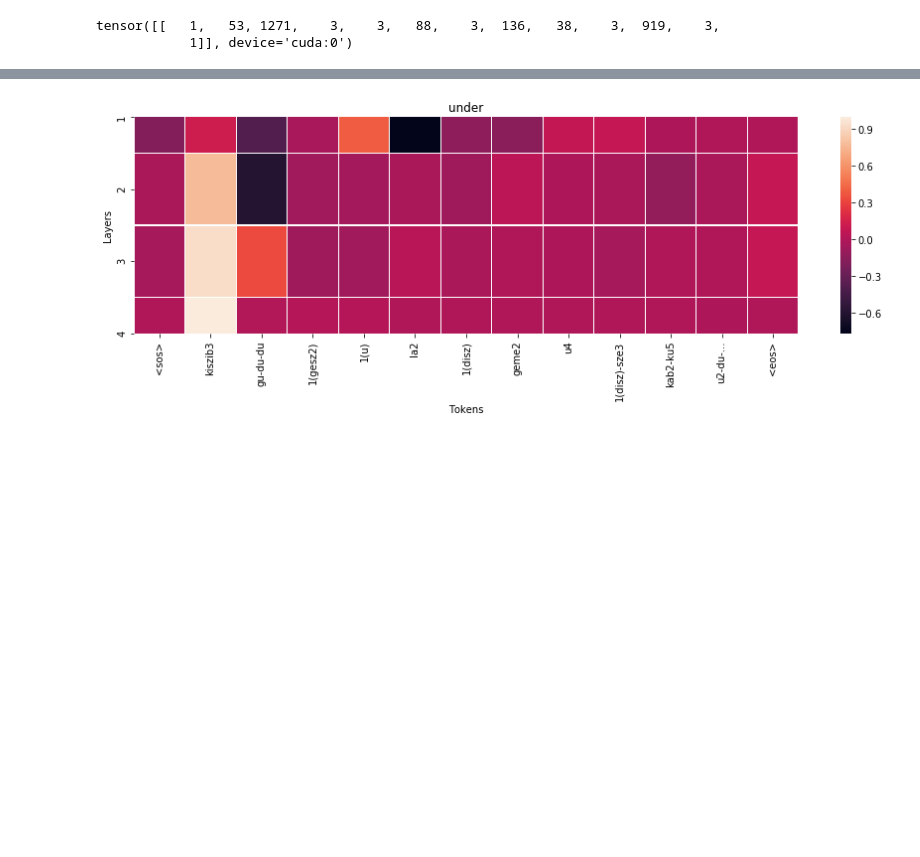
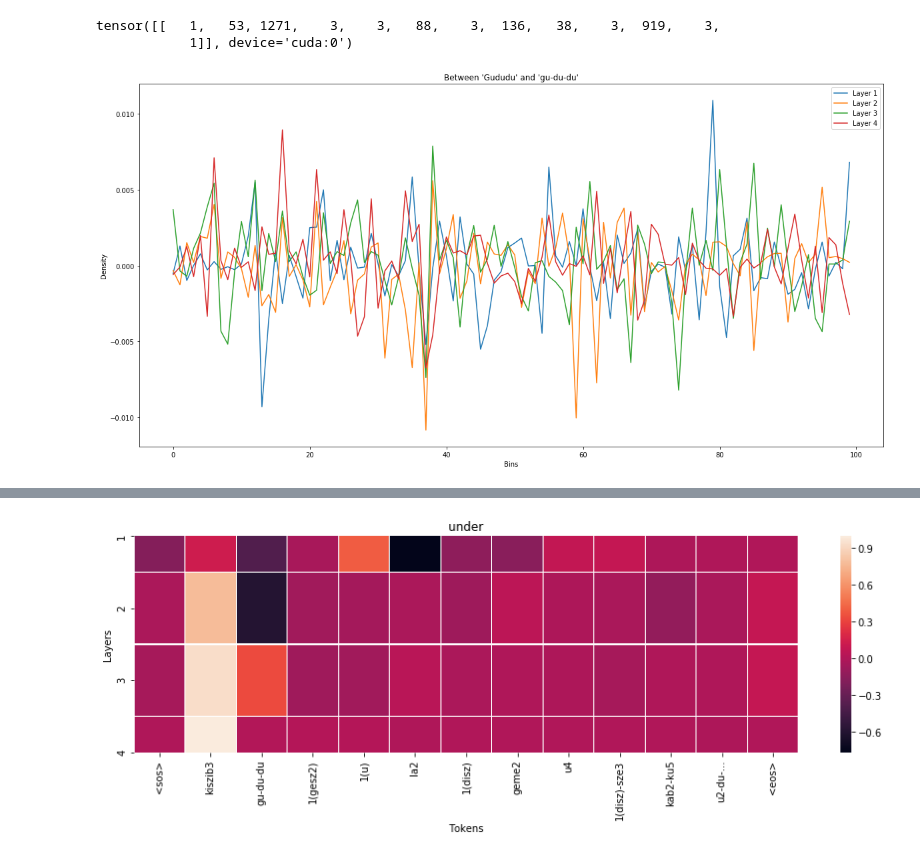
Before and after one commit to cdli-gh/Semi-Supervised-NMT-for-Sumerian-English, a Jupyter notebook: interpretability/captum.ipynb, the cells around one changed output, grey strips where cells are left out. Saved outputs shown, nothing was run; the diff lists cells and outputs as text; code cells hidden in the pictures; blank space fills up the shorter version.

Commit message:
updated interpretability

```diff
--- a/interpretability/captum.ipynb
+++ b/interpretability/captum.ipynb
@@ -336,7 +334,7 @@ def interpret_layers(src, trg):
 
     return attribution_igs, output_tokens
 # %%
-attribution_igs, output_tokens = interpret_layers(input_text, ground_truth)
+attribution_igs_attn, output_tokens_attn = interpret_layers(input_text, ground_truth)
 # %%
 import seaborn as sns
 # %%
@@ -344,3 +342,42 @@ def summarize_attributions(attributions):
     attributions = attributions.sum(dim=-1).squeeze(0)
     attributions = attributions / torch.norm(attributions)
     return attributions
+# %%
+def pdf_attr(attrs, bins=100):
+    return np.histogram(attrs, bins=bins, density=True)[0]
+# %%
+def draw_pdf_plot(inp, token_to_explain, attribution_igs=attribution_igs_attn, output_tokens=output_tokens_attn):
+    attrs=[]
+    outs=[]
+    attrs_dist=[]
+    for i in range(4):
+        attrs_dist.append(attribution_igs[i][inp][0, token_to_explain, :].cpu().detach().tolist())
+        outs.append(output_tokens[i][inp])
+
+    layer_attrs_pdf = map(lambda attrs_dist: pdf_attr(attrs_dist), attrs_dist)
+    layer_attrs_end_pdf = np.array(list(attrs_dist))
+
+    # summing attribution along embedding diemension for each layer
+    # size: #layers
+    attr_sum = np.array(attrs_dist).sum(-1)
+
+    # size: #layers
+    layer_attrs_end_pdf_norm = np.linalg.norm(layer_attrs_end_pdf, axis=-1, ord=1)
+
+    #size: #bins x #layers
+    layer_attrs_end_pdf = np.transpose(layer_attrs_end_pdf)
+
+    #size: #bins x #layers
+    layer_attrs_end_pdf = np.divide(layer_attrs_end_pdf, layer_attrs_end_pdf_norm, where=layer_attrs_end_pdf_norm!=0)
+
+    fig, ax = plt.subplots(figsize=(20,10))
+    plt.plot(layer_attrs_end_pdf[:100])
+    plt.xlabel('Bins')
+    plt.ylabel('Density')
+    plt.legend(['Layer '+ str(i) for i in range(1,5)])
+    plt.title('Between \'' + output_tokens[0][inp] + '\' and \'' + input_text.split()[token_to_explain-1] + '\'')
+    plt.show()
+# %%
+draw_pdf_plot(3, 2)
+# %% [output]
+[figure, added]
```
Also changed, not shown: parts of 22 cells of this notebook.
